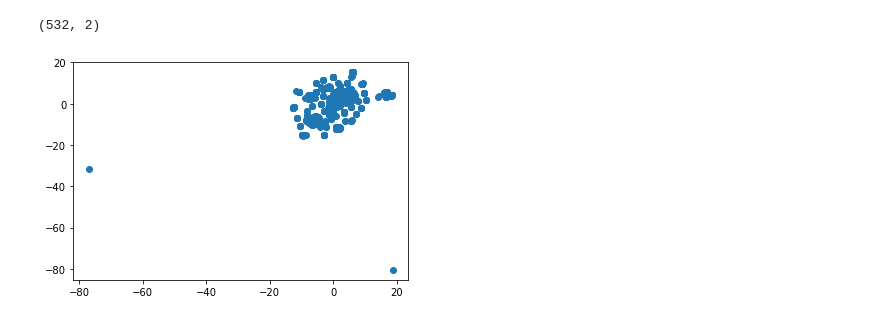
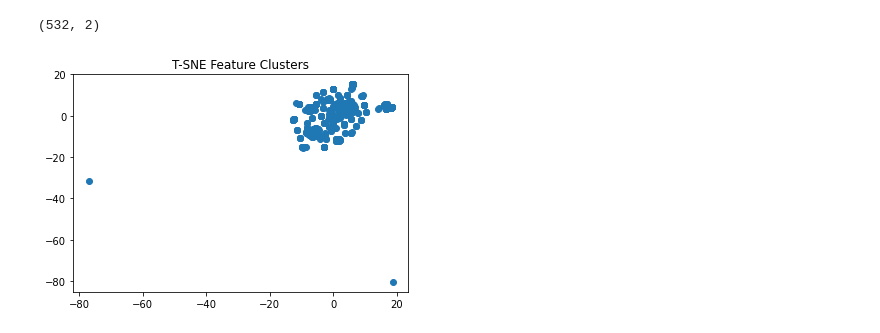
Before and after one commit to josephchancey/crypto-clustering, a Jupyter notebook: notebooks/crypto_analysis.ipynb, the cells around one changed output. Saved outputs shown, nothing was run; the diff lists cells and outputs as text; code cells hidden in the pictures.

```diff
--- a/notebooks/crypto_analysis.ipynb
+++ b/notebooks/crypto_analysis.ipynb
@@ -154,10 +154,11 @@ tsne_feature.shape
 # %%
 # Plot T-SNE features
 X = tsne_feature[:,0]
 y = tsne_feature[:,1]
 
 # Display plt
 plt.scatter(X,y)
+plt.title("T-SNE Feature Clusters")
 plt.show()
 # %% [output]
-[figure, old version]
+[figure, new version]
```
Also changed, not shown: parts of 3 cells of this notebook.
